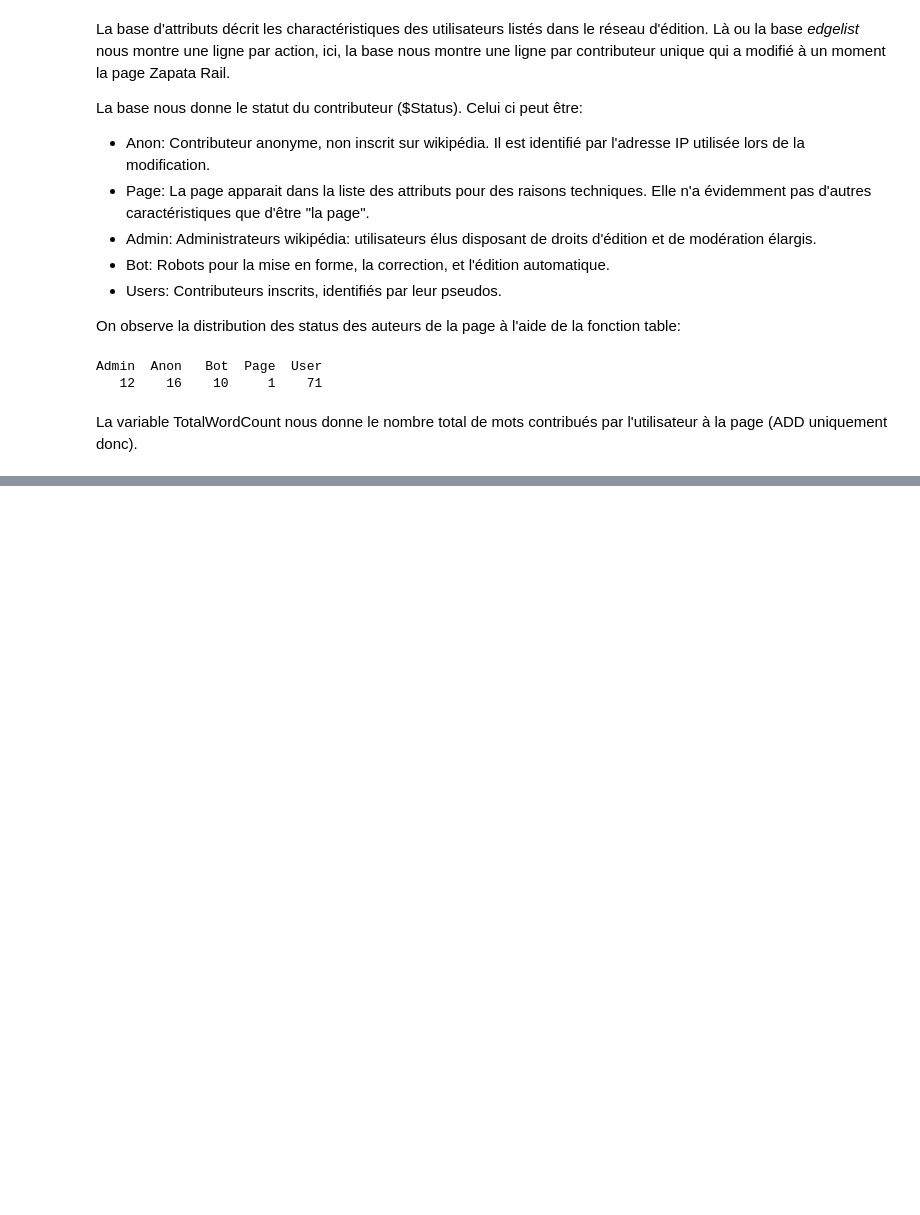
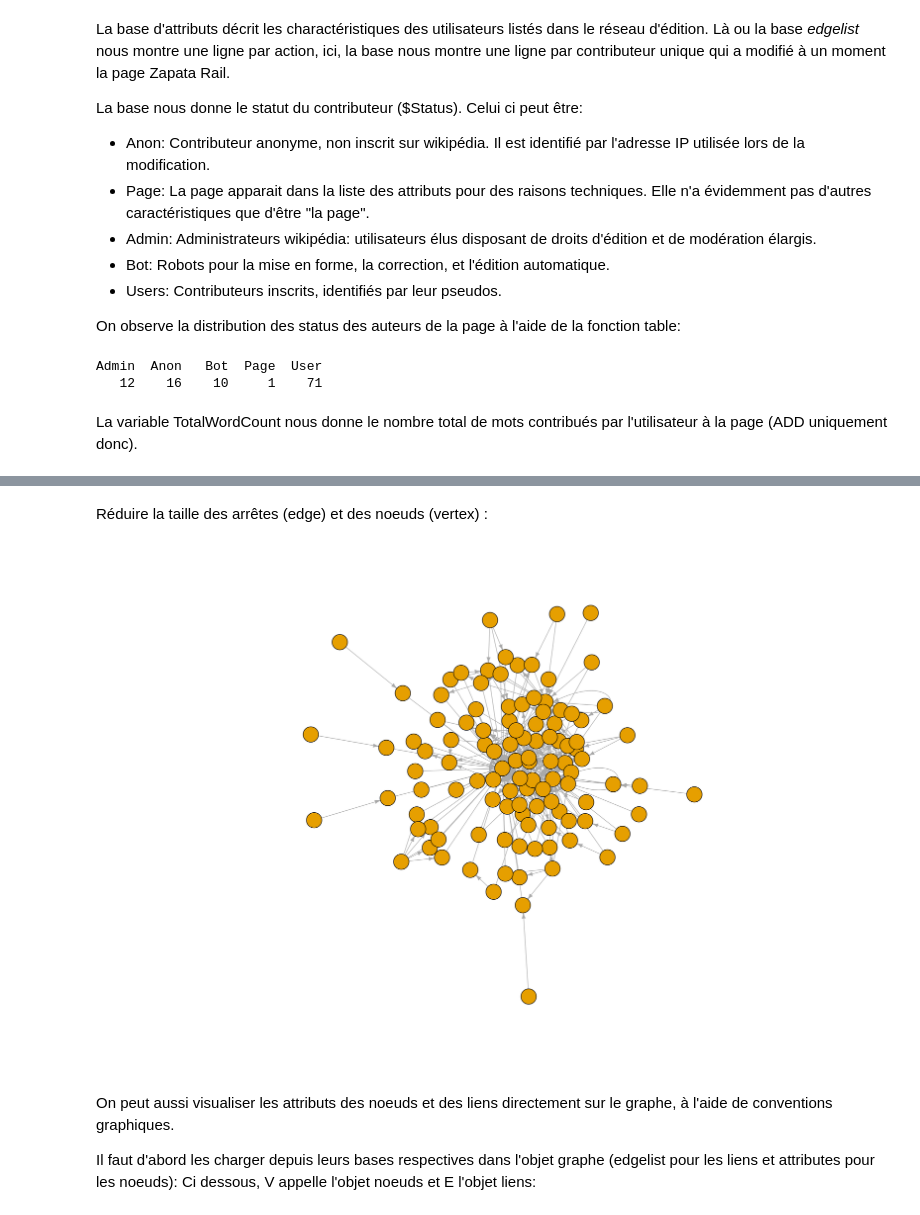
Before and after one commit to tenroc/Introduction_reseaux_MSH, a Jupyter notebook: Script.ipynb, the cells around one changed output, grey strips where cells are left out. Cells and saved outputs as stored; diff of their text form; code cells hidden in the pictures; blank space fills up the shorter version.

```diff
--- a/Script.ipynb
+++ b/Script.ipynb
@@ -98,0 +154,13 @@ boxplot(zapata_rail_edit_attributes$TotalWordCount, xlab = "InteractionCout",
+# %% [markdown]
+Réduire la taille des arrêtes (edge) et des noeuds (vertex) :
+# %%
+plot(zapata_rail_edit_graphe,
+     edge.arrow.size=.3,
+     vertex.size = 8,
+     vertex.label= NA)
+# %% [output]
+[figure, added]
+# %% [markdown]
+On peut aussi visualiser les attributs des noeuds et des liens directement sur le graphe, à l'aide de conventions graphiques.
+
+Il faut d'abord les charger depuis leurs bases respectives dans l'objet graphe (edgelist pour les liens et attributes pour les noeuds): Ci dessous, V appelle l'objet noeuds et E l'objet liens:
```
Also changed, not shown: parts of 62 cells of this notebook.
